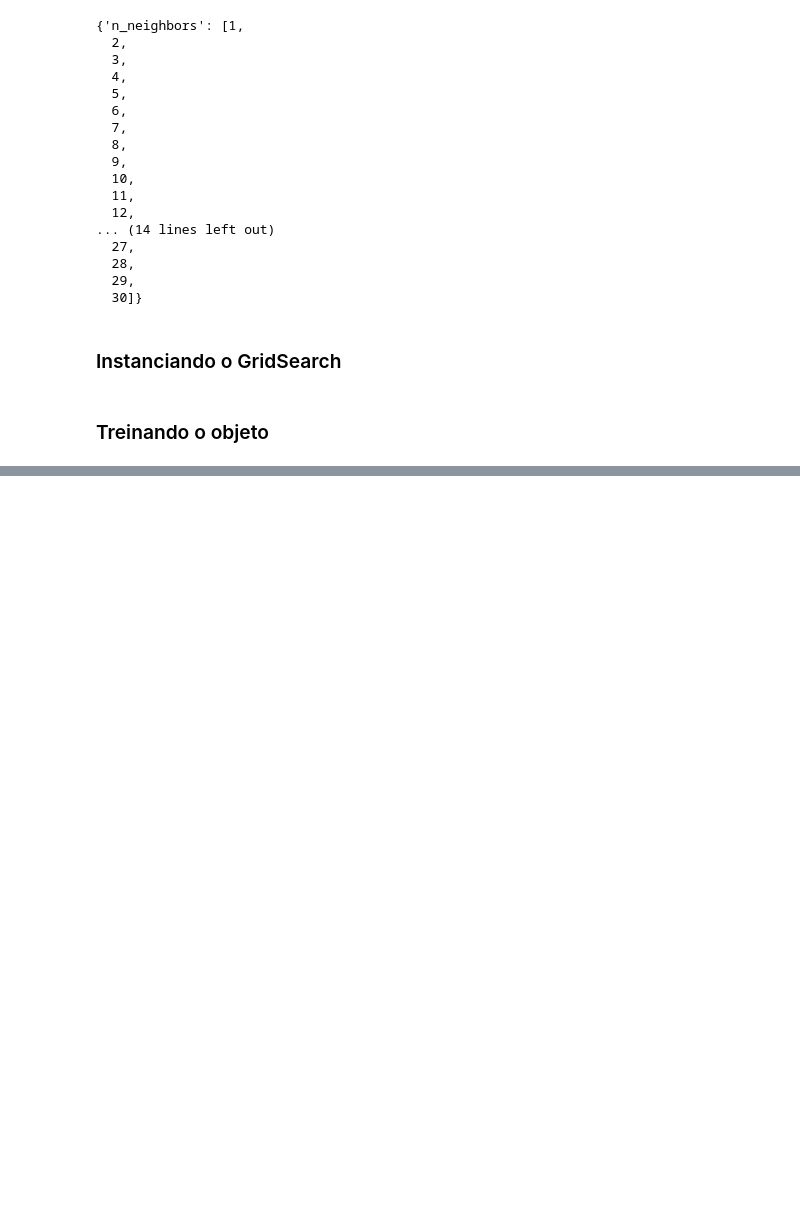
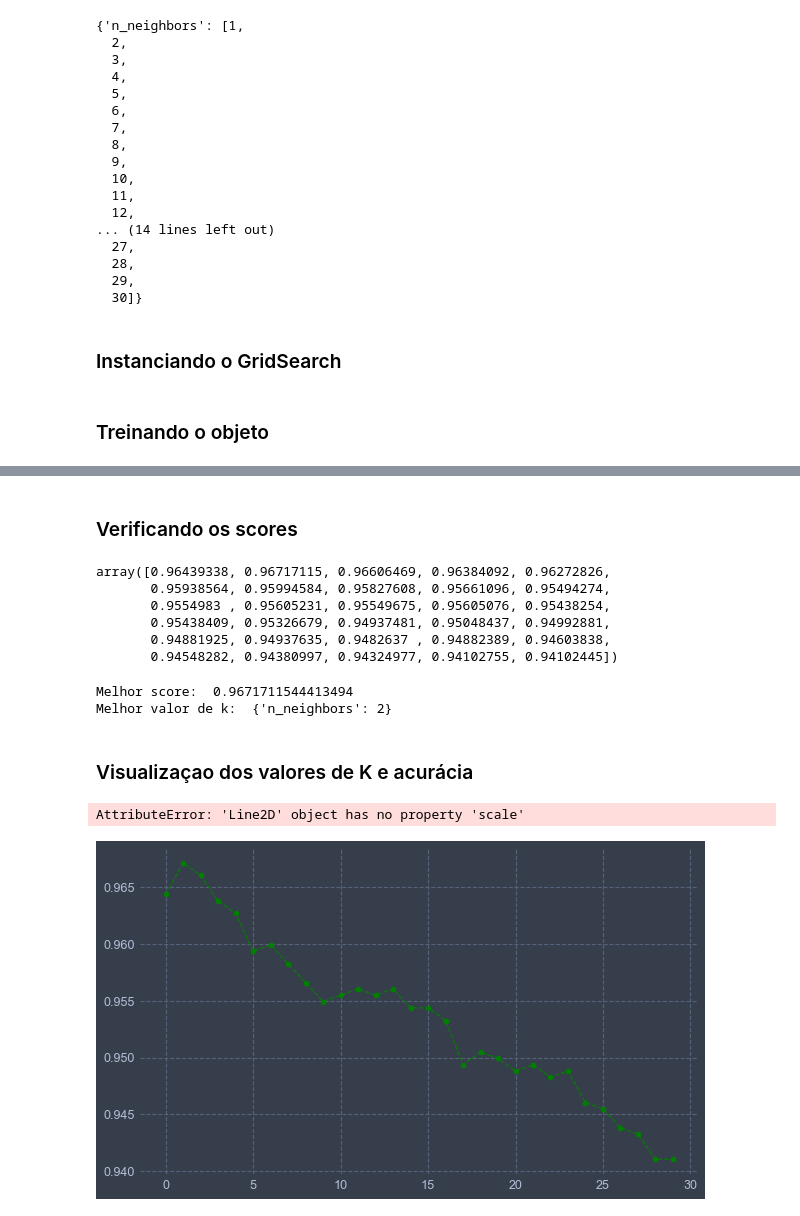
Before and after one commit to Jvmantuan/Data-Science, a Jupyter notebook: Machine Learning/KNN/ML em dígitos.ipynb, the cells around one changed output, grey strips where cells are left out. Drawn from its saved outputs; the diff is of its cells as text; code cells hidden in the pictures; blank space fills up the shorter version.

```diff
--- a/Machine Learning/KNN/ML em dígitos.ipynb
+++ b/Machine Learning/KNN/ML em dígitos.ipynb
@@ -208,5 +205,5 @@ k_values
 grid = GridSearchCV(knn, k_values, cv=5, scoring='accuracy')
 # %% [markdown]
 ### Treinando o objeto
-# %%
-grid.fit()
+# %%
+grid.fit(df.drop('Classe', axis=1), df['Classe'])
@@ -212,0 +223,30 @@ grid.fit()
+# %% [markdown]
+### Verificando os scores
+# %%
+escores = grid.cv_results_.get('mean_test_score')
+escores
+# %% [output]
+array([0.96439338, 0.96717115, 0.96606469, 0.96384092, 0.96272826,
+       0.95938564, 0.95994584, 0.95827608, 0.95661096, 0.95494274,
+       0.9554983 , 0.95605231, 0.95549675, 0.95605076, 0.95438254,
+       0.95438409, 0.95326679, 0.94937481, 0.95048437, 0.94992881,
+       0.94881925, 0.94937635, 0.9482637 , 0.94882389, 0.94603838,
+       0.94548282, 0.94380997, 0.94324977, 0.94102755, 0.94102445])
+# %%
+print('Melhor score: ', grid.best_score_)
+print('Melhor valor de k: ', grid.best_params_)
+# %% [output]
+Melhor score:  0.9671711544413494
+Melhor valor de k:  {'n_neighbors': 2}
+# %% [markdown]
+### Visualizaçao dos valores de K e acurácia
+# %%
+plt.figure(figsize=(10,6))
+plt.plot(escores, color='green', linestyle='dashed', marker='o')
+plt.plot(1, grid.best_score_, marker='o', c='r', scale='2')
+plt.xlabel('K')
+plt.ylabel('Accuracy')
+plt.show()
+# %% [output]
+AttributeError: 'Line2D' object has no property 'scale'
+[figure, added]
```
Also changed, not shown: parts of 2 cells of this notebook, 2 other files.
